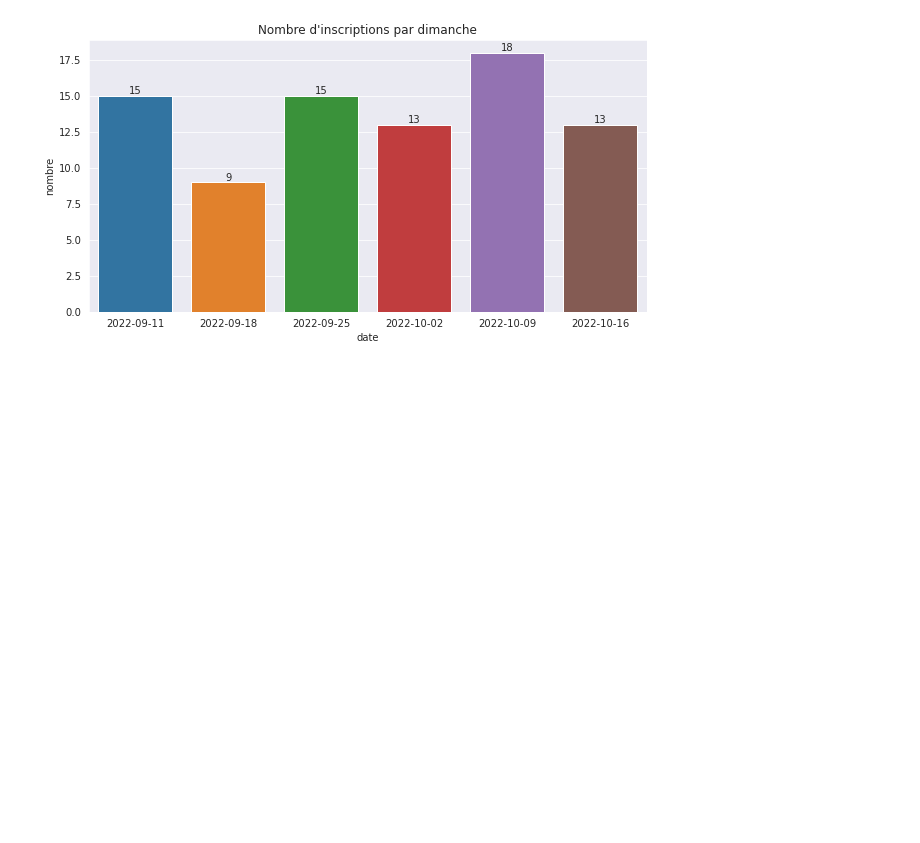
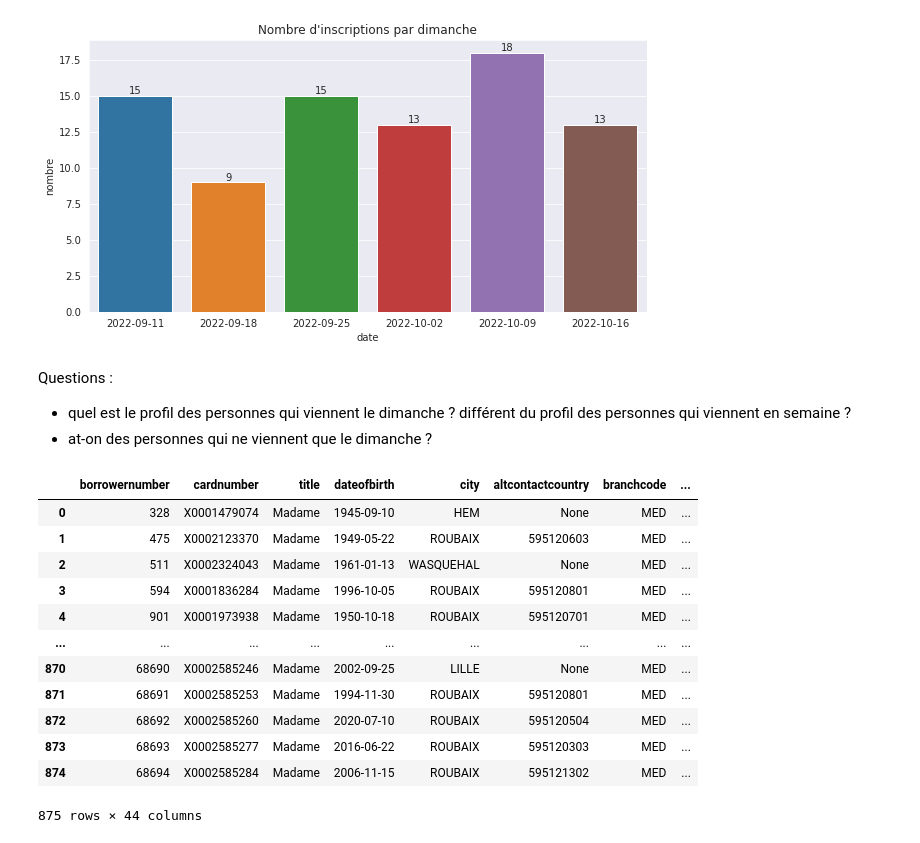
Before and after one commit to ragbx/kibini2, a Jupyter notebook: kibini/notebook_dimanche.ipynb, the cells around one changed output. Drawn from its saved outputs; the diff is of its cells as text; code cells hidden in the pictures; blank space fills up the shorter version.

```diff
--- a/kibini/notebook_dimanche.ipynb
+++ b/kibini/notebook_dimanche.ipynb
@@ -90,6 +92,9 @@ class StatDimanche():
             self.df_semaine_mediane = self.df_semaine_mediane.rename(columns={ j: jours[j] })
 # %%
 db_conn = DbConn().create_engine()
+
+c2l = Code2Libelle(db_conn)
+c2l.get_val()
 # %%
 # on déclare les dimanches ouverts au format YYYY-MM-DD
 dimanches_str = ['2022-09-11',
@@ -360,0 +393,4 @@ f.show()
+# %% [markdown]
+Questions :
+- quel est le profil des personnes qui viennent le dimanche ? différent du profil des personnes qui viennent en semaine ?
+- at-on des personnes qui ne viennent que le dimanche ?
@@ -360,0 +402,28 @@ f.show()
+# %%
+query = f"""
+SELECT borrowernumber, cardnumber, title, dateofbirth, city, altcontactcountry, branchcode, categorycode, dateenrolled
+FROM koha_prod.borrowers
+WHERE borrowernumber IN ({borrower_in})
+"""
+df = pd.read_sql(query, db_conn)
+# %%
+adh_dimanche = Adherent(df=df, con=db_conn, c2l=c2l.dict_codes_lib)
+
+adh_dimanche.get_adherent_statdb_data()
+adh_dimanche.get_adherent_es_data()
+# %%
+adh_dimanche.df
+# %% [output]
+|  | borrowernumber | cardnumber | title | dateofbirth | city | altcontactcountry | branchcode | ... |
+| 0 | 328 | X0001479074 | Madame | 1945-09-10 | HEM | None | MED | ... |
+| 1 | 475 | X0002123370 | Madame | 1949-05-22 | ROUBAIX | 595120603 | MED | ... |
+| 2 | 511 | X0002324043 | Madame | 1961-01-13 | WASQUEHAL | None | MED | ... |
+| 3 | 594 | X0001836284 | Madame | 1996-10-05 | ROUBAIX | 595120801 | MED | ... |
+| 4 | 901 | X0001973938 | Madame | 1950-10-18 | ROUBAIX | 595120701 | MED | ... |
+| ... | ... | ... | ... | ... | ... | ... | ... | ... |
+| 870 | 68690 | X0002585246 | Madame | 2002-09-25 | LILLE | None | MED | ... |
+| 871 | 68691 | X0002585253 | Madame | 1994-11-30 | ROUBAIX | 595120801 | MED | ... |
+| 872 | 68692 | X0002585260 | Madame | 2020-07-10 | ROUBAIX | 595120504 | MED | ... |
+| 873 | 68693 | X0002585277 | Madame | 2016-06-22 | ROUBAIX | 595120303 | MED | ... |
+| 874 | 68694 | X0002585284 | Madame | 2006-11-15 | ROUBAIX | 595121302 | MED | ... |
+875 rows × 44 columns
```
Also changed, not shown: parts of 12 cells of this notebook.
